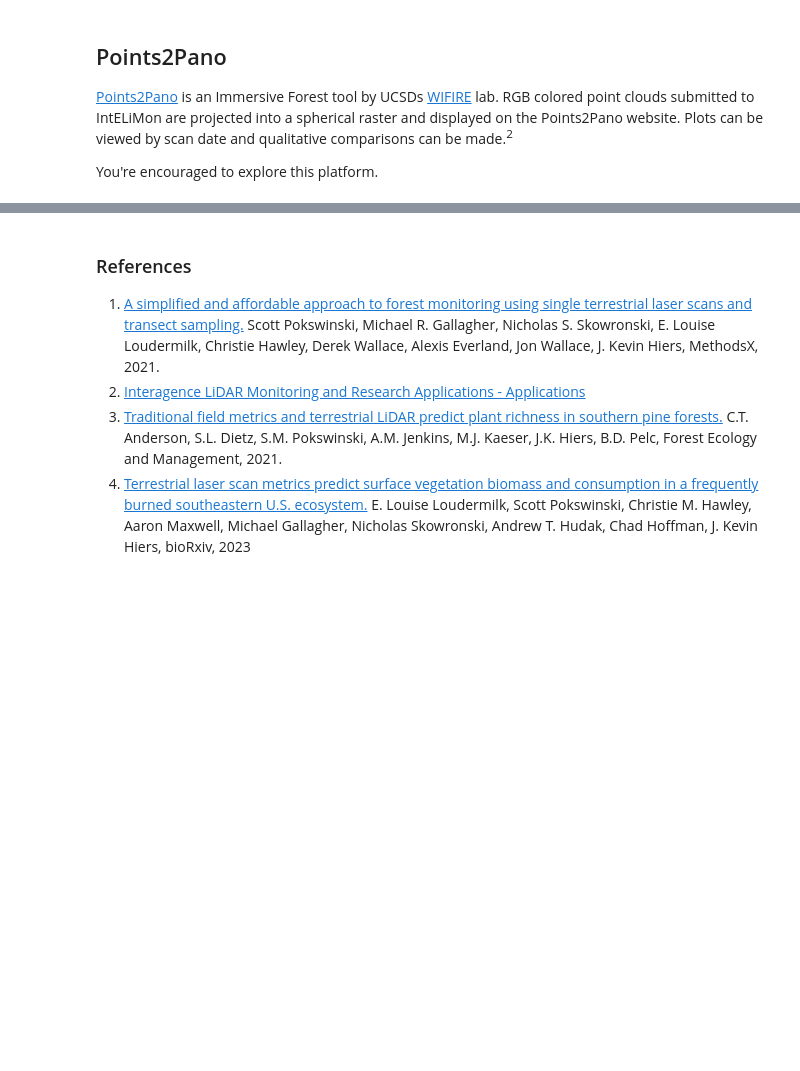
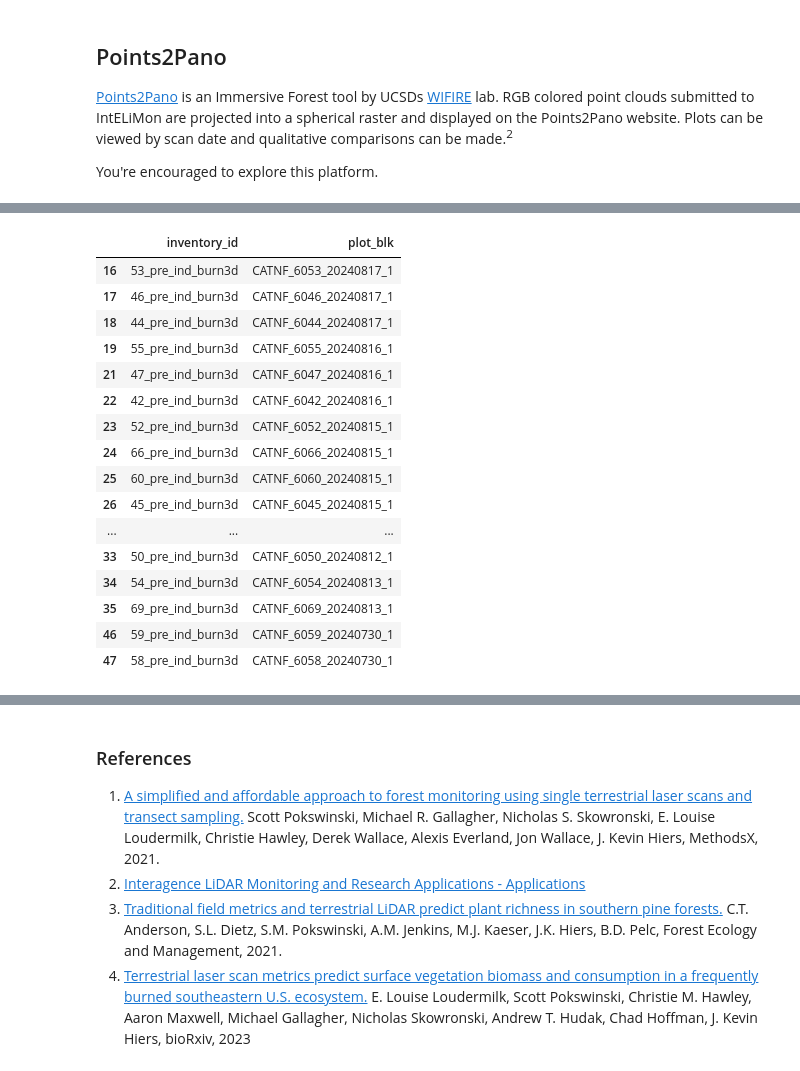
Before and after one commit to frf-data-challenge-fount/sprint_3, a Jupyter notebook: tls-metrics.ipynb, the cells around one changed output, grey strips where cells are left out. Cells and saved outputs as stored; diff of their text form; code cells hidden in the pictures; blank space fills up the shorter version.

```diff
--- a/tls-metrics.ipynb
+++ b/tls-metrics.ipynb
@@ -67,0 +83,28 @@ You're encouraged to explore this platform.
+# %%
+# Loading the full plots inventory
+plot_inventory = pd.read_csv("./01_plot_identification.csv")
+
+# Specify our site of interest
+site_name = "ind"
+
+# We only keep the inventory plots for Independence Lake
+ind_inventory = plot_inventory.loc[plot_inventory.site_name == site_name, ['inventory_id', 'plot_blk']]
+ind_inventory
+# %% [output]
+|  | inventory_id | plot_blk |
+| 16 | 53_pre_ind_burn3d | CATNF_6053_20240817_1 |
+| 17 | 46_pre_ind_burn3d | CATNF_6046_20240817_1 |
+| 18 | 44_pre_ind_burn3d | CATNF_6044_20240817_1 |
+| 19 | 55_pre_ind_burn3d | CATNF_6055_20240816_1 |
+| 21 | 47_pre_ind_burn3d | CATNF_6047_20240816_1 |
+| 22 | 42_pre_ind_burn3d | CATNF_6042_20240816_1 |
+| 23 | 52_pre_ind_burn3d | CATNF_6052_20240815_1 |
+| 24 | 66_pre_ind_burn3d | CATNF_6066_20240815_1 |
+| 25 | 60_pre_ind_burn3d | CATNF_6060_20240815_1 |
+| 26 | 45_pre_ind_burn3d | CATNF_6045_20240815_1 |
+| ... | ... | ... |
+| 33 | 50_pre_ind_burn3d | CATNF_6050_20240812_1 |
+| 34 | 54_pre_ind_burn3d | CATNF_6054_20240813_1 |
+| 35 | 69_pre_ind_burn3d | CATNF_6069_20240813_1 |
+| 46 | 59_pre_ind_burn3d | CATNF_6059_20240730_1 |
+| 47 | 58_pre_ind_burn3d | CATNF_6058_20240730_1 |
```
Also changed, not shown: parts of 9 cells of this notebook, 3 other files.
